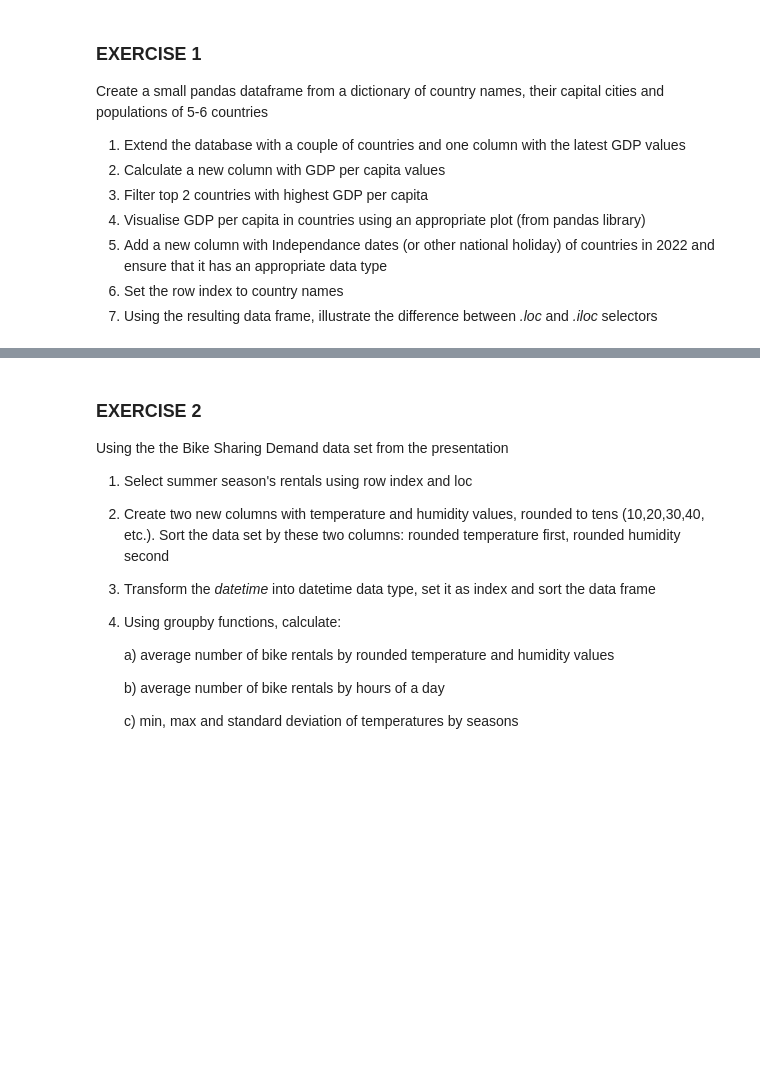
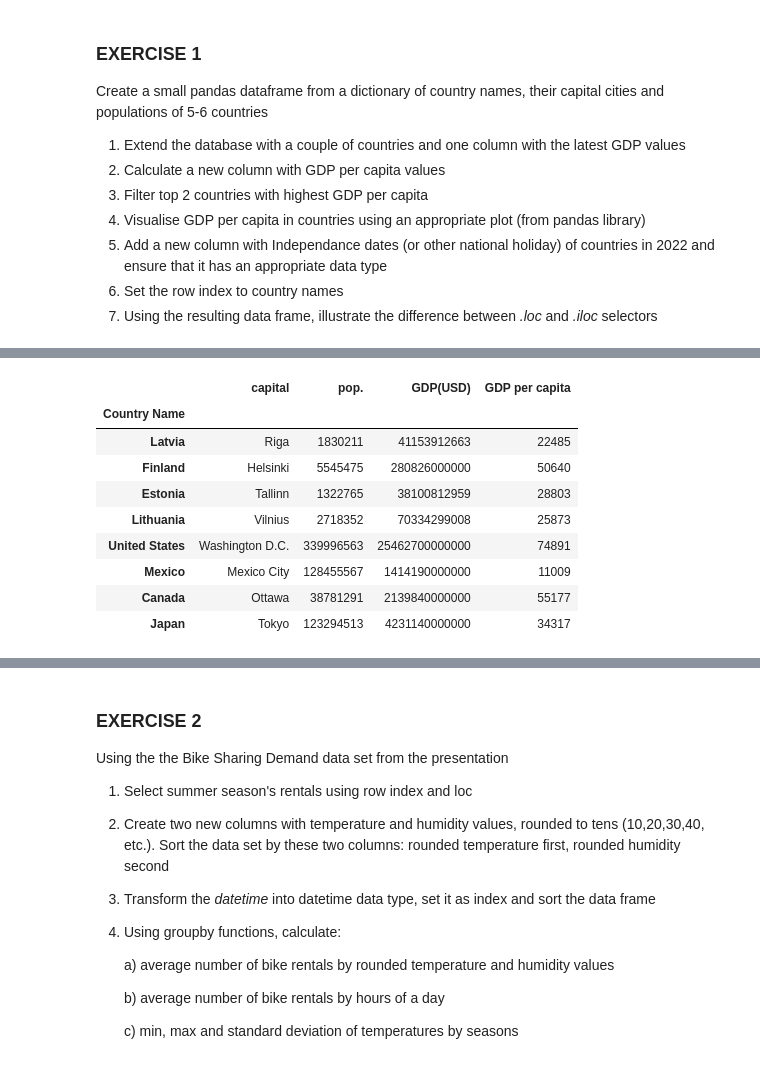
Before and after one commit to Takosaga/fall_23, a Jupyter notebook: programming_for_data_analytics/Gamez_lab5.ipynb, the cells around one changed output, grey strips where cells are left out. Saved outputs shown, nothing was run; the diff lists cells and outputs as text; code cells hidden in the pictures; blank space fills up the shorter version.

```diff
--- a/programming_for_data_analytics/Gamez_lab5.ipynb
+++ b/programming_for_data_analytics/Gamez_lab5.ipynb
@@ -9,3 +9,36 @@ Create a small pandas dataframe from a dictionary of country names, their capita
 5. Add a new column with Independance dates (or other national holiday) of countries in 2022 and ensure that it has an appropriate data type
 6. Set the row index to country names
 7. Using the resulting data frame, illustrate the difference between _.loc_ and _.iloc_ selectors
+# %%
+import pandas as pd
+
+country = {
+    "Latvia" : {
+        "capital" : "Riga",
+        "pop." : 1_830_211
+    },
+    "Finland" : {
+        "capital" : "Helsinki",
+        "pop." : 5_545_475
+    },
+    "Estonia" : {
+        "capital" : "Tallinn",
+        "pop." :  1_322_765
+    },
+    "Lithuania" : {
+        "capital" : "Vilnius",
+        "pop." : 2_718_352
+    },
+    "United States" : {
+        "capital" : "Washington D.C.",
+        "pop." : 339_996_563
+    },
+    "Mexico" : {
+        "capital" : "Mexico City",
+        "pop." : 128_455_567
+    }
+}
+
+country_df = pd.DataFrame.from_dict(country).T
+country_df.index.name = "Country Name"
+country_df
@@ -11,0 +84,15 @@ Create a small pandas dataframe from a dictionary of country names, their capita
+# %%
+#2
+country_df["GDP per capita"] = country_df["GDP(USD)"] // country_df["pop."]
+country_df
+# %% [output]
+|  | capital | pop. | GDP(USD) | GDP per capita |
+| Country Name |  |  |  |  |
+| Latvia | Riga | 1830211 | 41153912663 | 22485 |
+| Finland | Helsinki | 5545475 | 280826000000 | 50640 |
+| Estonia | Tallinn | 1322765 | 38100812959 | 28803 |
+| Lithuania | Vilnius | 2718352 | 70334299008 | 25873 |
+| United States | Washington D.C. | 339996563 | 25462700000000 | 74891 |
+| Mexico | Mexico City | 128455567 | 1414190000000 | 11009 |
+| Canada | Ottawa | 38781291 | 2139840000000 | 55177 |
+| Japan | Tokyo | 123294513 | 4231140000000 | 34317 |
```
Also changed, not shown: parts of 6 cells of this notebook, 1 other file.
